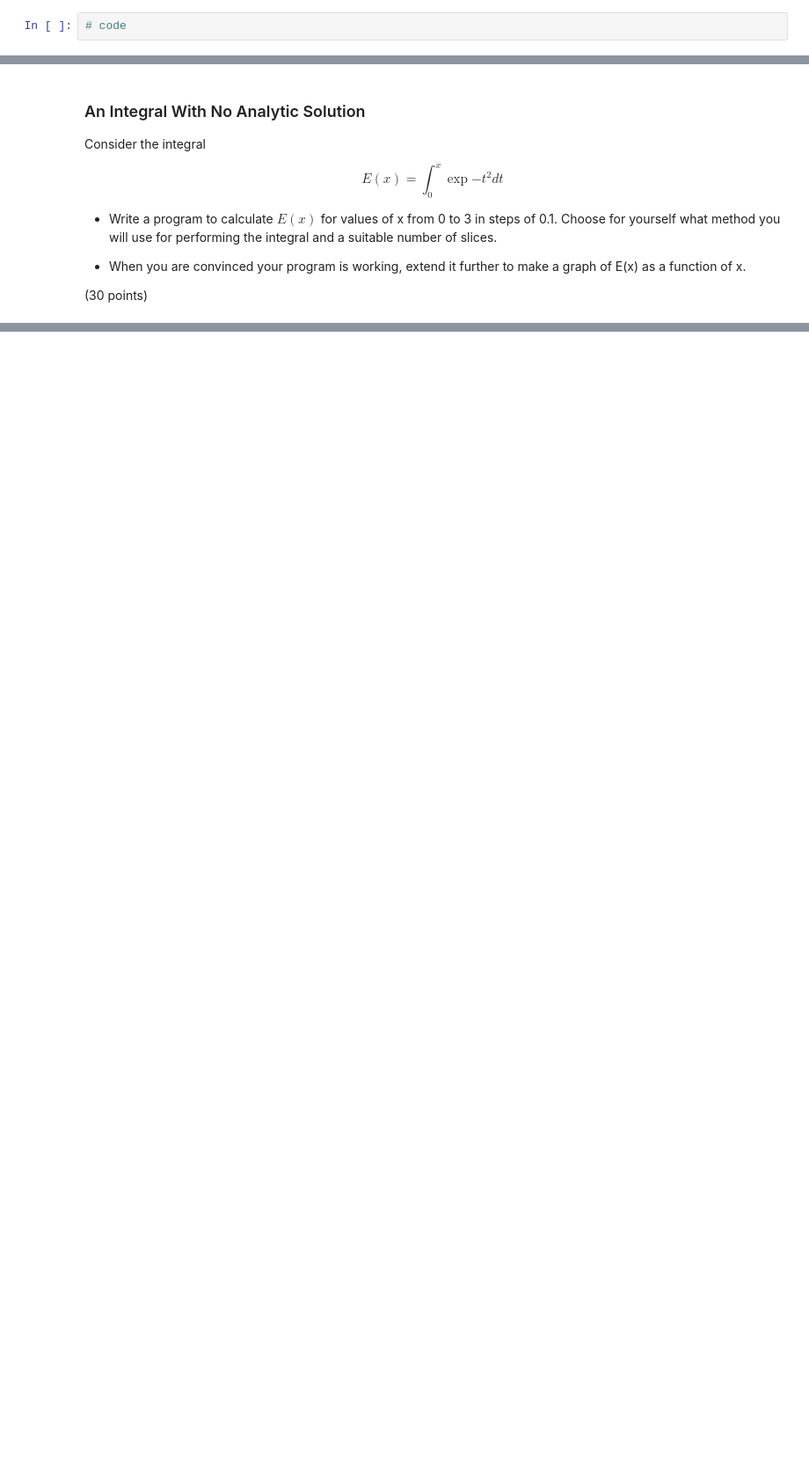
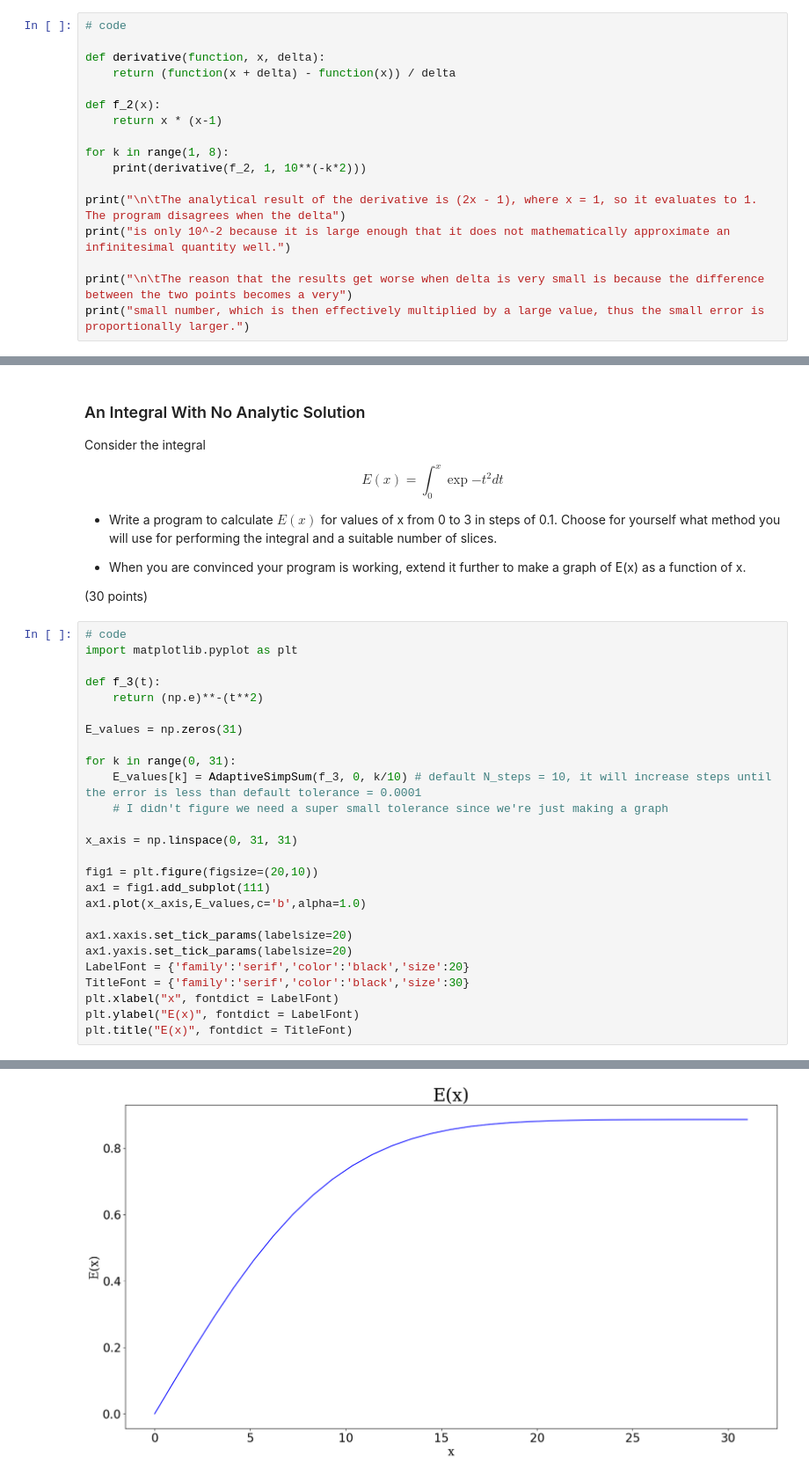
Before and after one commit to royalnorthen/Northen-50733, a Jupyter notebook: homework 2/Homework2.ipynb, the cells around one changed output, grey strips where cells are left out. Shown at 88% size. Cells and saved outputs as stored; diff of their text form; blank space fills up the shorter version.

```diff
--- a/homework 2/Homework2.ipynb
+++ b/homework 2/Homework2.ipynb
@@ -45,3 +83,18 @@ small.
 (20 points)
 # %%
 # code
+
+def derivative(function, x, delta):
+    return (function(x + delta) - function(x)) / delta
+
+def f_2(x):
+    return x * (x-1)
+
+for k in range(1, 8):
+    print(derivative(f_2, 1, 10**(-k*2)))
+
+print("\n\tThe analytical result of the derivative is (2x - 1), where x = 1, so it evaluates to 1.  The program disagrees when the delta")
+print("is only 10^-2 because it is large enough that it does not mathematically approximate an infinitesimal quantity well.")
+
+print("\n\tThe reason that the results get worse when delta is very small is because the difference between the two points becomes a very")
+print("small number, which is then effectively multiplied by a large value, thus the small error is proportionally larger.")
@@ -67,3 +206,30 @@ $$ E(x) = \int_{0}^{x} \exp{-t^2} dt$$
 - When you are convinced your program is working, extend it further to make a graph of E(x) as a function of x.
 
 (30 points)
+# %%
+# code
+import matplotlib.pyplot as plt
+
+def f_3(t):
+    return (np.e)**-(t**2)
+
+E_values = np.zeros(31)
+
+for k in range(0, 31):
+    E_values[k] = AdaptiveSimpSum(f_3, 0, k/10) # default N_steps = 10, it will increase steps until the error is less than default tolerance = 0.0001
+    # I didn't figure we need a super small tolerance since we're just making a graph
+
+x_axis = np.linspace(0, 31, 31)
+
+fig1 = plt.figure(figsize=(20,10))
+ax1 = fig1.add_subplot(111)
+ax1.plot(x_axis,E_values,c='b',alpha=1.0)
+
+ax1.xaxis.set_tick_params(labelsize=20)
+ax1.yaxis.set_tick_params(labelsize=20)
+LabelFont = {'family':'serif','color':'black','size':20}
+TitleFont = {'family':'serif','color':'black','size':30}
+plt.xlabel("x", fontdict = LabelFont)
+plt.ylabel("E(x)", fontdict = LabelFont)
+plt.title("E(x)", fontdict = TitleFont)
+# %% [output]
@@ -69,0 +237 @@ $$ E(x) = \int_{0}^{x} \exp{-t^2} dt$$
+[figure, added]
```
Also changed, not shown: parts of 5 cells of this notebook.
